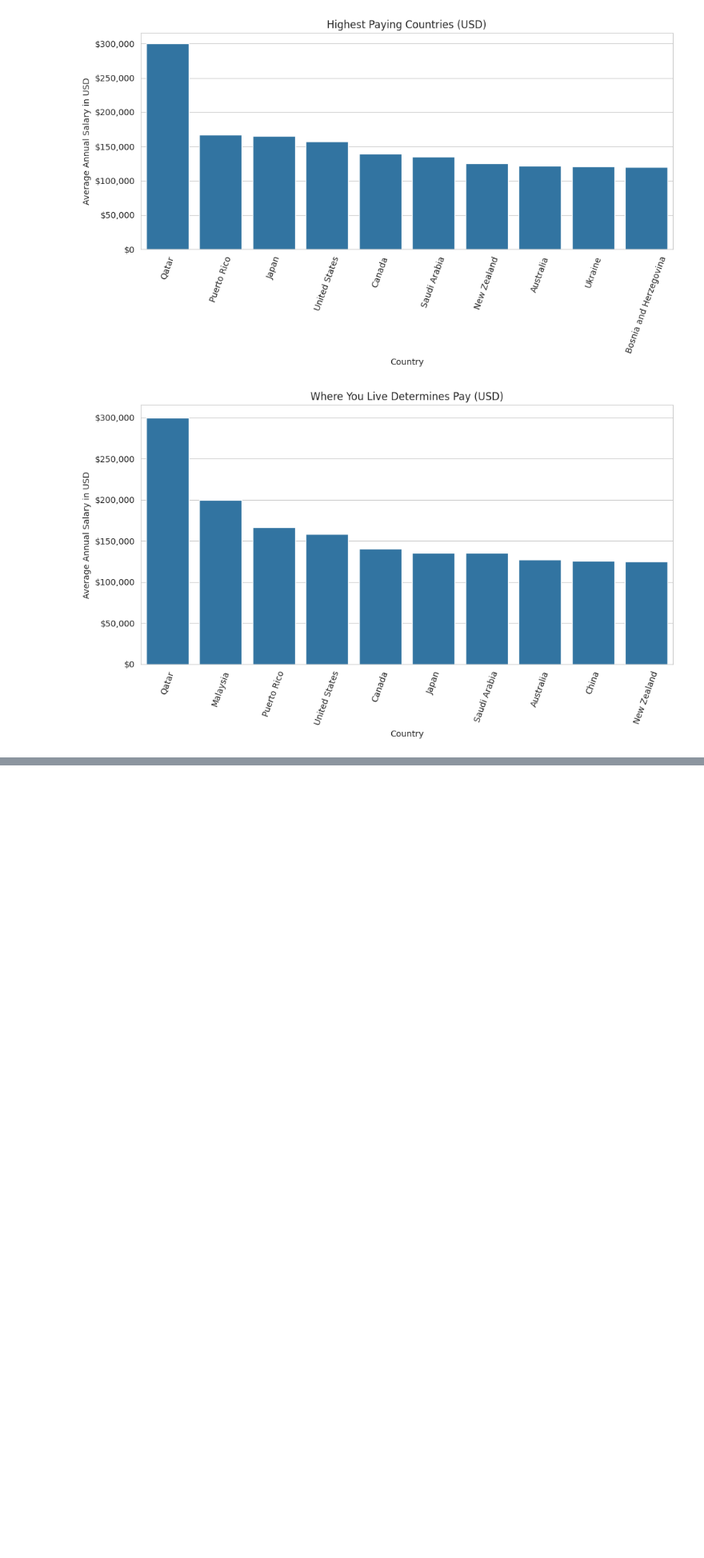
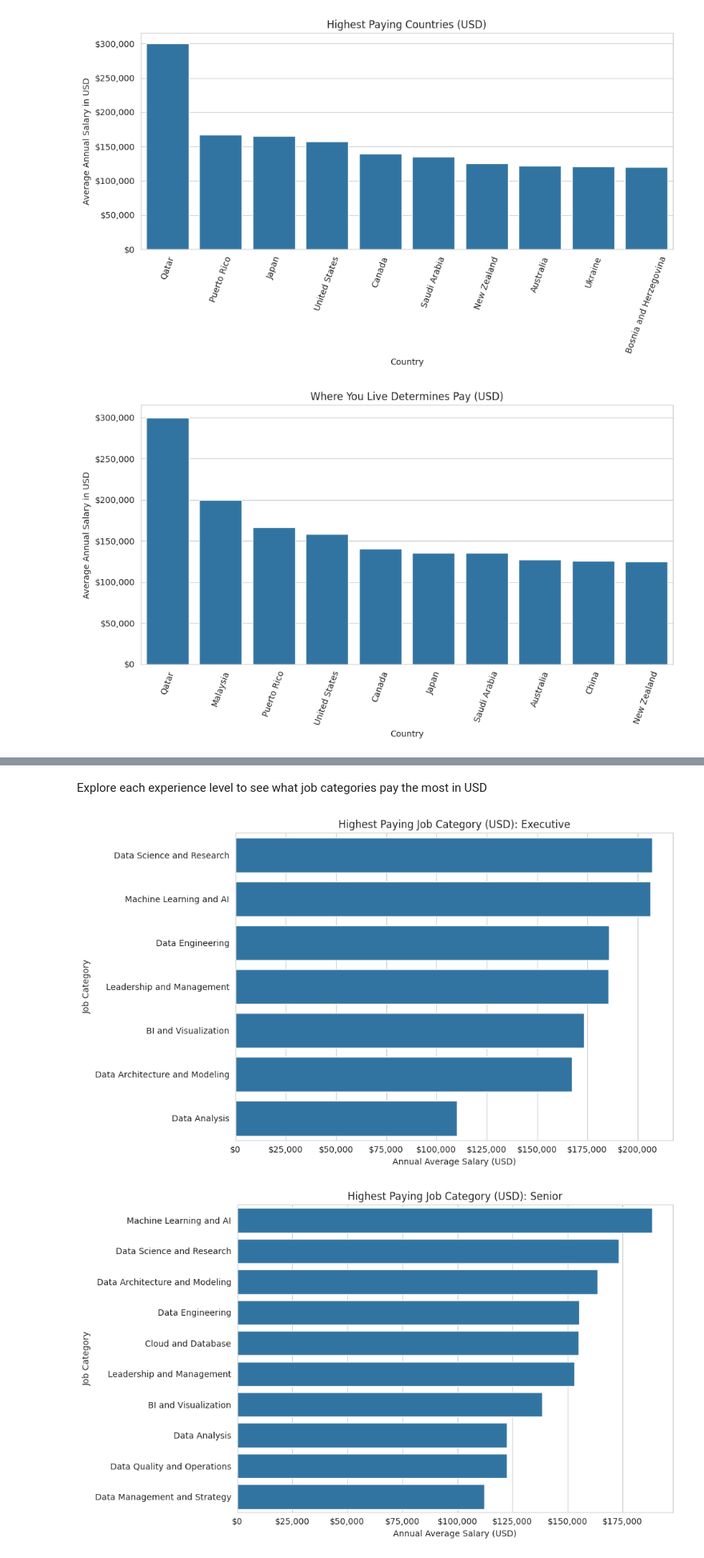
Before and after one commit to wwwinters/MSDS-670-Week-5-Assignment, a Jupyter notebook: WileyWinters_Week5_Assignment.ipynb, the cells around one changed output, grey strips where cells are left out. Shown at 80% size. Saved outputs shown, nothing was run; the diff lists cells and outputs as text; code cells hidden in the pictures; blank space fills up the shorter version.

```diff
--- a/WileyWinters_Week5_Assignment.ipynb
+++ b/WileyWinters_Week5_Assignment.ipynb
@@ -174,0 +213,18 @@ fig.savefig('images/aveCompanySize.png', bbox_inches='tight', dpi=300)
+# %% [markdown]
+Explore each experience level to see what job categories pay the most in USD
+# %%
+# Look at salary based on experience level for all levels
+experiences = ['Executive','Senior','Mid-level','Entry-level']
+for i in range(len(experiences)):
+    exp = jobs_df[jobs_df['experience_level'] == experiences[i]]
+    salary = exp.groupby('job_category').agg({'salary_in_usd': 'mean'}). \
+                         sort_values('salary_in_usd', ascending=False)
+    fig, ax = plt.subplots(figsize=(10,6))
+    ax.xaxis.set_major_formatter(mtick.StrMethodFormatter('${x:,.0f}'))
+    ax.set(xlabel='Annual Average Salary (USD)', ylabel='Job Category', \
+           title=f'Highest Paying Job Category (USD): {experiences[i]}')
+    sns.barplot(data=salary, y='job_category', x='salary_in_usd')
+    fig.savefig('images/'+experiences[i]+'.png', bbox_inches='tight', dpi=300)
+# %% [output]
+[figure, added]
+[figure, added]
```
Also changed, not shown: parts of 6 cells of this notebook, 16 other files.
